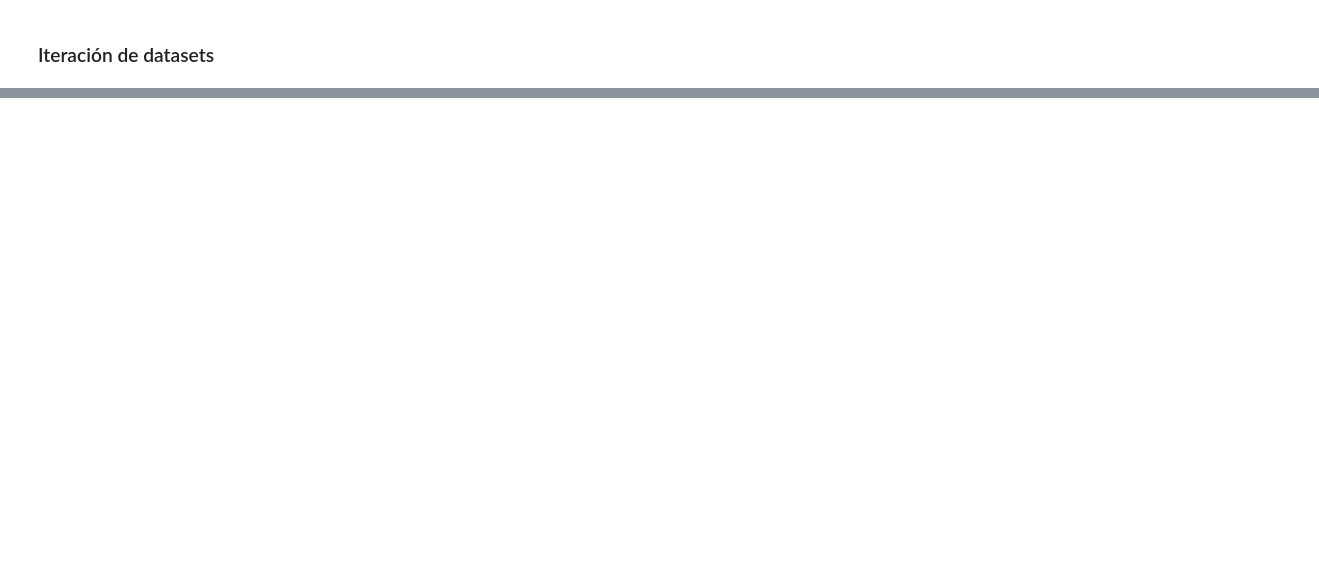
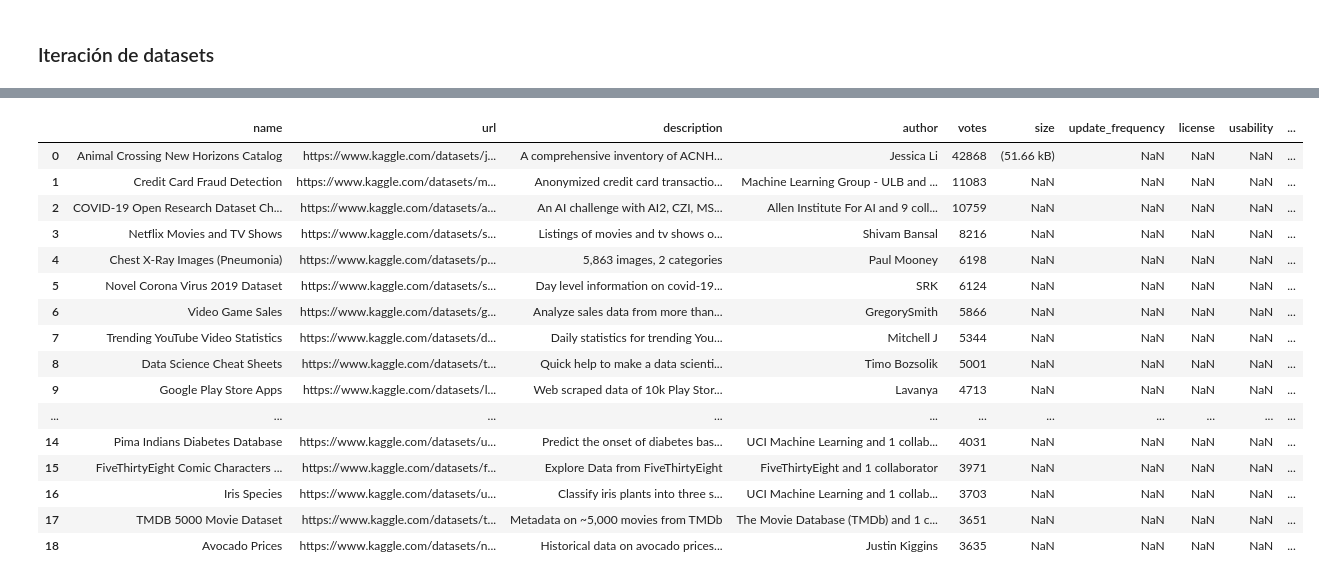
Before and after one commit to DaniMartinezX/scraping_projects, a Jupyter notebook: get_datasets_kaggle/notebook.ipynb, the cells around one changed output, grey strips where cells are left out. Drawn from its saved outputs; the diff is of its cells as text; code cells hidden in the pictures; blank space fills up the shorter version.

```diff
--- a/get_datasets_kaggle/notebook.ipynb
+++ b/get_datasets_kaggle/notebook.ipynb
@@ -115,10 +188,12 @@ for link in links_datasets:
         driver.switch_to.window(driver.window_handles[-1])
 
         # Waiting until the page is completly load
-        WebDriverWait(driver,4).until(
+        WebDriverWait(driver,5).until(
         EC.presence_of_element_located((By.CSS_SELECTOR, ".sc-eWgzEr")))
 
-        print(link)
+        info_datasets.append(get_info_dataset(link))
+
+        print(info_datasets[-1])
 
         driver.close()
 
@@ -149,0 +224,21 @@ https://www.kaggle.com/datasets/raphaelmanayon/temperature-and-ice-cream-sales
+# %%
+df_datas = pd.DataFrame(info_datasets)
+df_datas
+# %% [output]
+|  | name | url | description | author | votes | size | update_frequency | license | usability | ... |
+| 0 | Animal Crossing New Horizons Catalog | https://www.kaggle.com/datasets/j... | A comprehensive inventory of ACNH... | Jessica Li | 42868 | (51.66 kB) | NaN | NaN | NaN | ... |
+| 1 | Credit Card Fraud Detection | https://www.kaggle.com/datasets/m... | Anonymized credit card transactio... | Machine Learning Group - ULB and ... | 11083 | NaN | NaN | NaN | NaN | ... |
+| 2 | COVID-19 Open Research Dataset Ch... | https://www.kaggle.com/datasets/a... | An AI challenge with AI2, CZI, MS... | Allen Institute For AI and 9 coll... | 10759 | NaN | NaN | NaN | NaN | ... |
+| 3 | Netflix Movies and TV Shows | https://www.kaggle.com/datasets/s... | Listings of movies and tv shows o... | Shivam Bansal | 8216 | NaN | NaN | NaN | NaN | ... |
+| 4 | Chest X-Ray Images (Pneumonia) | https://www.kaggle.com/datasets/p... | 5,863 images, 2 categories | Paul Mooney | 6198 | NaN | NaN | NaN | NaN | ... |
+| 5 | Novel Corona Virus 2019 Dataset | https://www.kaggle.com/datasets/s... | Day level information on covid-19... | SRK | 6124 | NaN | NaN | NaN | NaN | ... |
+| 6 | Video Game Sales | https://www.kaggle.com/datasets/g... | Analyze sales data from more than... | GregorySmith | 5866 | NaN | NaN | NaN | NaN | ... |
+| 7 | Trending YouTube Video Statistics | https://www.kaggle.com/datasets/d... | Daily statistics for trending You... | Mitchell J | 5344 | NaN | NaN | NaN | NaN | ... |
+| 8 | Data Science Cheat Sheets | https://www.kaggle.com/datasets/t... | Quick help to make a data scienti... | Timo Bozsolik | 5001 | NaN | NaN | NaN | NaN | ... |
+| 9 | Google Play Store Apps | https://www.kaggle.com/datasets/l... | Web scraped data of 10k Play Stor... | Lavanya | 4713 | NaN | NaN | NaN | NaN | ... |
+| ... | ... | ... | ... | ... | ... | ... | ... | ... | ... | ... |
+| 14 | Pima Indians Diabetes Database | https://www.kaggle.com/datasets/u... | Predict the onset of diabetes bas... | UCI Machine Learning and 1 collab... | 4031 | NaN | NaN | NaN | NaN | ... |
+| 15 | FiveThirtyEight Comic Characters ... | https://www.kaggle.com/datasets/f... | Explore Data from FiveThirtyEight | FiveThirtyEight and 1 collaborator | 3971 | NaN | NaN | NaN | NaN | ... |
+| 16 | Iris Species | https://www.kaggle.com/datasets/u... | Classify iris plants into three s... | UCI Machine Learning and 1 collab... | 3703 | NaN | NaN | NaN | NaN | ... |
+| 17 | TMDB 5000 Movie Dataset | https://www.kaggle.com/datasets/t... | Metadata on ~5,000 movies from TMDb | The Movie Database (TMDb) and 1 c... | 3651 | NaN | NaN | NaN | NaN | ... |
+| 18 | Avocado Prices | https://www.kaggle.com/datasets/n... | Historical data on avocado prices... | Justin Kiggins | 3635 | NaN | NaN | NaN | NaN | ... |
```
Also changed, not shown: parts of 15 cells of this notebook.
